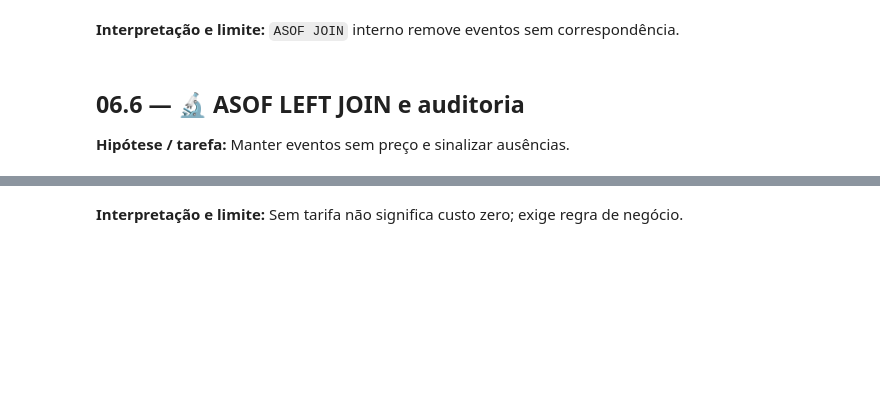
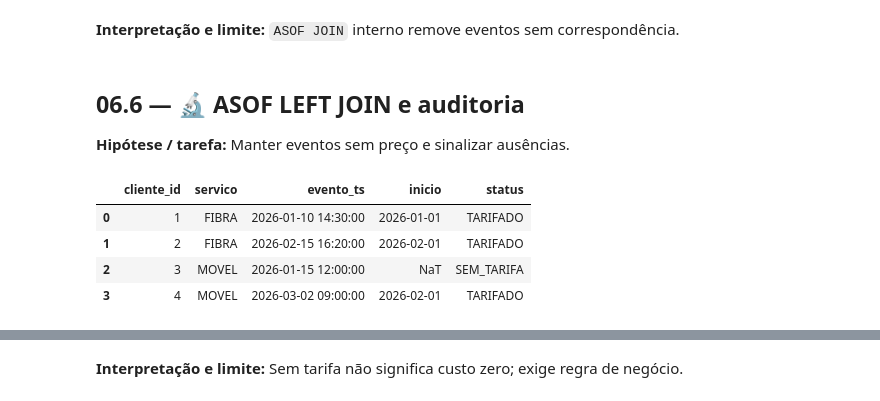
Before and after one commit to aestevaomoraes/duckdb-masterclass, a Jupyter notebook: 06_Juncoes_Temporais_com_ASOF_JOIN_e_Series_Temporais.ipynb, the cells around one changed output, grey strips where cells are left out. Drawn from its saved outputs; the diff is of its cells as text; code cells hidden in the pictures; blank space fills up the shorter version.

Commit message:
docs: conclui capitulo 06 ASOF JOIN e series temporais

```diff
--- a/06_Juncoes_Temporais_com_ASOF_JOIN_e_Series_Temporais.ipynb
+++ b/06_Juncoes_Temporais_com_ASOF_JOIN_e_Series_Temporais.ipynb
@@ -75,12 +201,48 @@ assert len(associados)==3
 
 **Hipótese / tarefa:** Manter eventos sem preço e sinalizar ausências.
 # %%
-auditados=con.execute("""SELECT c.cliente_id,c.servico,c.evento_ts,p.inicio,
- CASE WHEN p.inicio IS NULL THEN 'SEM_TARIFA' ELSE 'TARIFADO' END status
- FROM consumo_clientes c ASOF LEFT JOIN precos_vigencia p
- ON c.servico=p.servico AND c.evento_ts>=p.inicio ORDER BY c.cliente_id""").df()
+auditados = con.execute("""
+    SELECT
+        c.cliente_id,
+        c.servico,
+        c.evento_ts,
+        p.inicio,
+
+        CASE
+            WHEN p.inicio IS NULL THEN 'SEM_TARIFA'
+            ELSE 'TARIFADO'
+        END AS status
+
+    FROM consumo_clientes AS c
+
+    -- ASOF LEFT JOIN mantém todos os eventos; quando não há tarifa vigente, p.* vem NULL.
+    ASOF LEFT JOIN precos_vigencia AS p
+        ON  c.servico = p.servico
+        AND c.evento_ts >= p.inicio
+    ORDER BY c.cliente_id
+""").df()
+
 display(auditados)
-assert len(auditados)==4
-assert (auditados['status']=='SEM_TARIFA').sum()==1
-duplicadas=con.execute('SELECT servico,inicio,COUNT(*) n FROM precos_vigencia GROUP BY ALL HAVING COUNT(*)>1').df()
+
+# Os 4 eventos aparecem no resultado, pois o LEFT preserva todos.
+assert len(auditados) == 4
+
+# Apenas o cliente 3 (MOVEL, anterior à primeira tarifa MOVEL) fica sem tarifa.
+assert (auditados['status'] == 'SEM_TARIFA').sum() == 1
+
+# Verificação de integridade: não pode haver duas tarifas do mesmo serviço com a mesma data de início,
+# porque a junção temporal ficaria ambígua.
+duplicadas = con.execute("""
+    SELECT servico, inicio, COUNT(*) AS n
+    FROM precos_vigencia
+    GROUP BY ALL
+    HAVING COUNT(*) > 1
+""").df()
+
 assert duplicadas.empty
+# %% [output]
+|  | cliente_id | servico | evento_ts | inicio | status |
+| 0 | 1 | FIBRA | 2026-01-10 14:30:00 | 2026-01-01 | TARIFADO |
+| 1 | 2 | FIBRA | 2026-02-15 16:20:00 | 2026-02-01 | TARIFADO |
+| 2 | 3 | MOVEL | 2026-01-15 12:00:00 | NaT | SEM_TARIFA |
+| 3 | 4 | MOVEL | 2026-03-02 09:00:00 | 2026-02-01 | TARIFADO |
```
Also changed, not shown: parts of 16 cells of this notebook.
